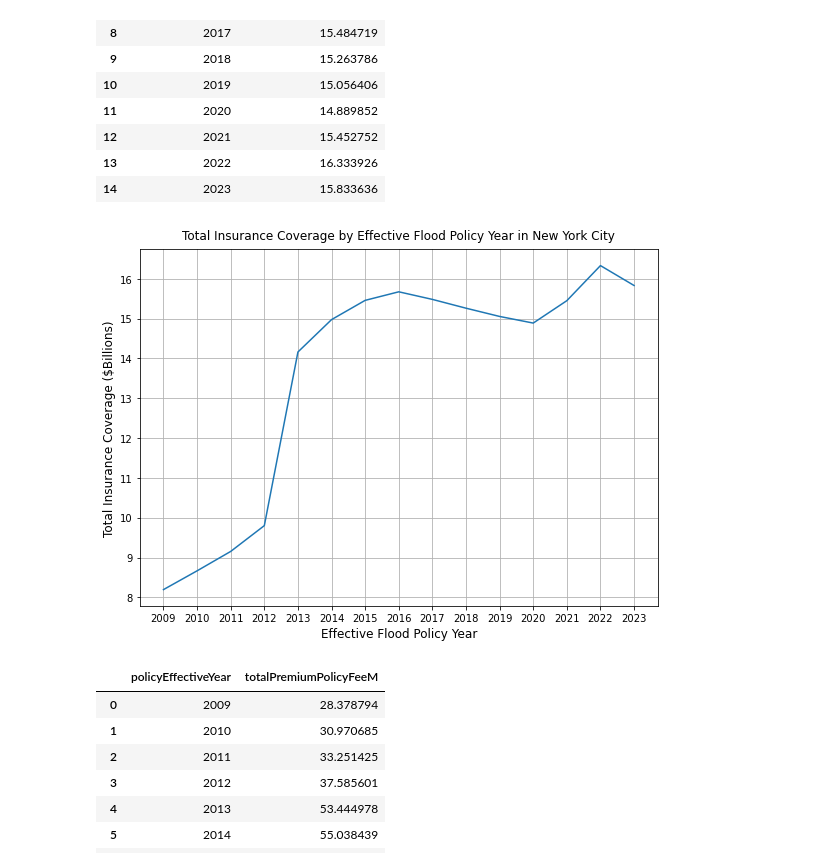
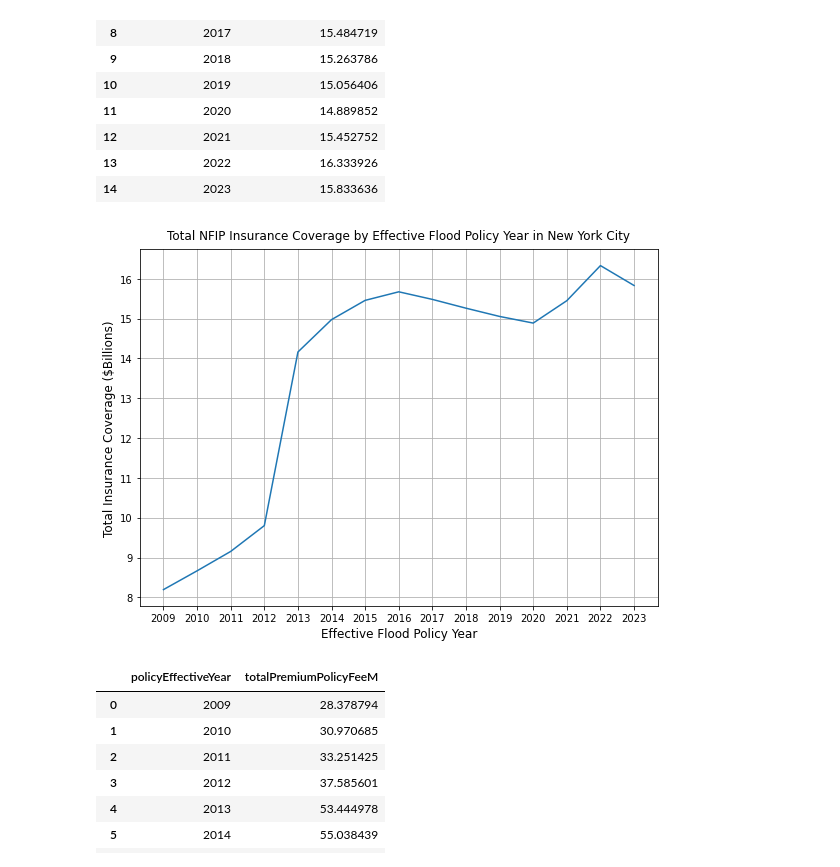
Before and after one commit to mebauer/fema-nfip-nyc, a Jupyter notebook: sample-analysis-policies.ipynb, the cells around one changed output. Saved outputs shown, nothing was run; the diff lists cells and outputs as text; code cells hidden in the pictures.

```diff
--- a/sample-analysis-policies.ipynb
+++ b/sample-analysis-policies.ipynb
@@ -338,25 +338,25 @@ total_coverage
 # %%
 fig, ax = plt.subplots(figsize=(8, 6))
 
 sns.lineplot(
     x=total_coverage['policyEffectiveYear'],
     y=total_coverage['totalInsuranceCoverageB'],
     color='#1f77b4'
 )
 
-label = 'Total Insurance Coverage by Effective Flood Policy Year in New York City'
+label = 'Total NFIP Insurance Coverage by Effective Flood Policy Year in New York City'
 plt.title(label, fontsize=12, pad=10)
 plt.xlabel('Effective Flood Policy Year', fontsize=12)
 plt.ylabel('Total Insurance Coverage ($Billions)', fontsize=12)
 
 xticks = np.arange(2009, 2024, 1)
 ax.set_xticks(xticks)
 plt.grid(True)
 
 plt.tight_layout()
 plt.savefig('figures/total-coverage.png', bbox_inches='tight', dpi=250)
 # %% [output]
-[figure, old version]
+[figure, new version]
 # %%
 # premium and policy fees in millions
 df['totalPremiumPolicyFeeM'] = (
```
Also changed, not shown: parts of 6 cells of this notebook, 7 other files.
